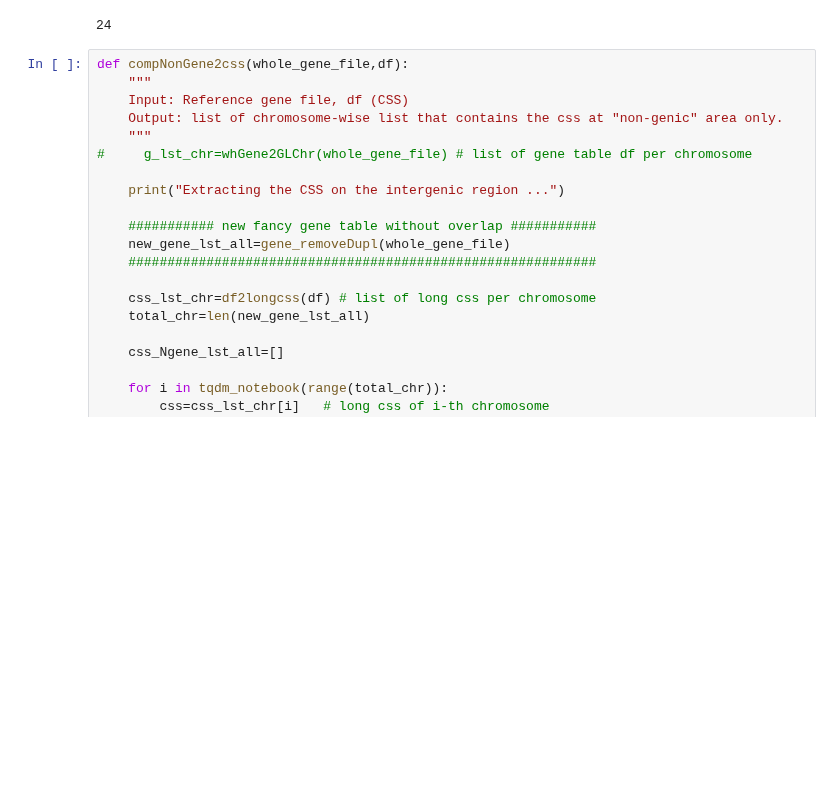
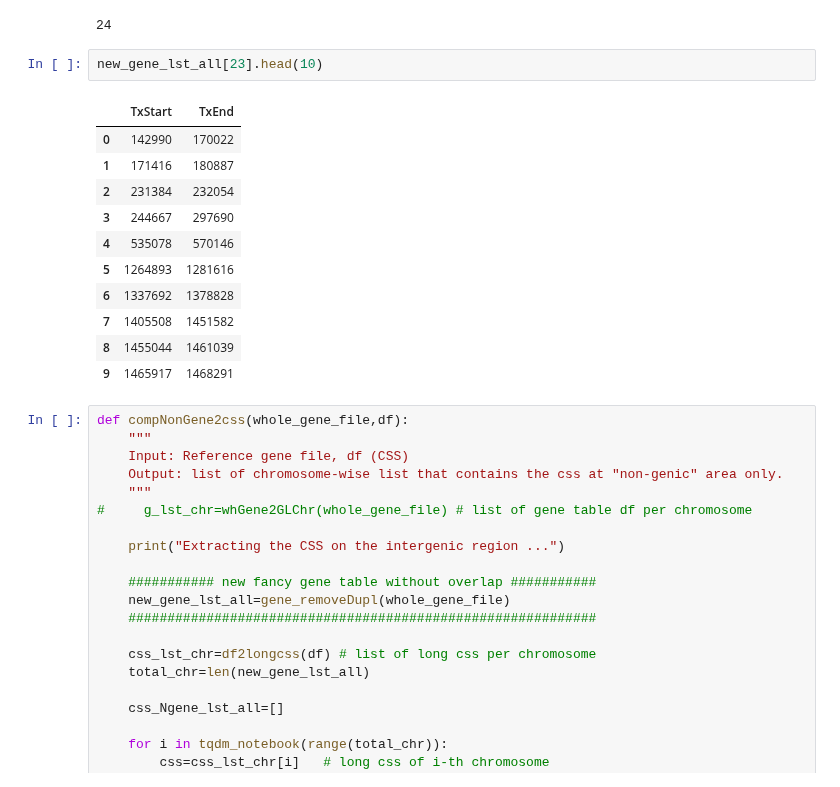
Before and after one commit to caocao0525/NSP, a Jupyter notebook: fine_tuning_data_preparation.ipynb, the cells around one changed output. Drawn from its saved outputs; the diff is of its cells as text; blank space fills up the shorter version.

```diff
--- a/fine_tuning_data_preparation.ipynb
+++ b/fine_tuning_data_preparation.ipynb
@@ -362,6 +358,20 @@ new_gene_lst_all=gene_removeDupl(whole_gene_file)
 len(new_gene_lst_all)
 # %% [output]
 24
+# %%
+new_gene_lst_all[23].head(10)
+# %% [output]
+|  | TxStart | TxEnd |
+| 0 | 142990 | 170022 |
+| 1 | 171416 | 180887 |
+| 2 | 231384 | 232054 |
+| 3 | 244667 | 297690 |
+| 4 | 535078 | 570146 |
+| 5 | 1264893 | 1281616 |
+| 6 | 1337692 | 1378828 |
+| 7 | 1405508 | 1451582 |
+| 8 | 1455044 | 1461039 |
+| 9 | 1465917 | 1468291 |
 # %%
 def compNonGene2css(whole_gene_file,df):
     """
```
Also changed, not shown: parts of 4 cells of this notebook.
